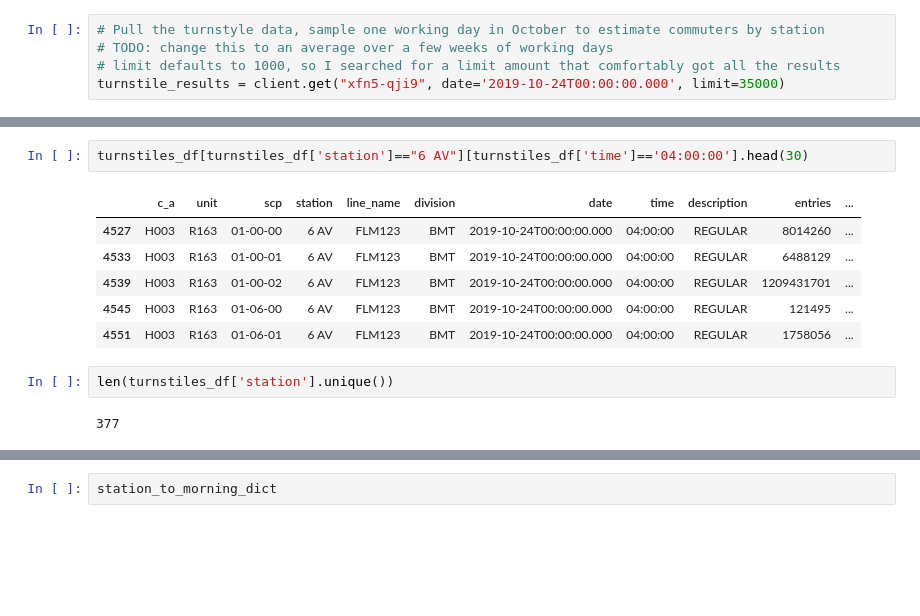
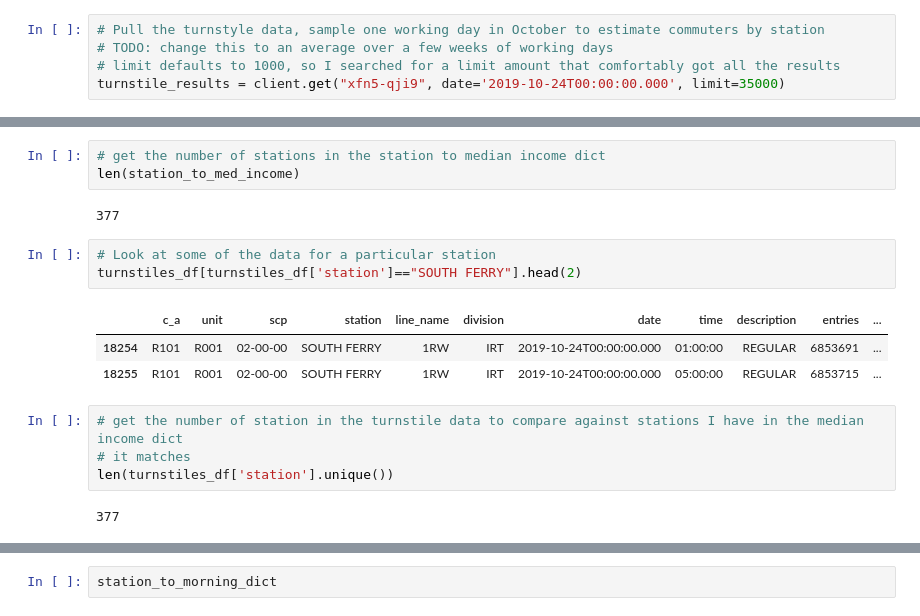
Before and after one commit to ilica/fairfares, a Jupyter notebook: DraftDataAnalysis.ipynb, the cells around one changed output, grey strips where cells are left out. Saved outputs shown, nothing was run; the diff lists cells and outputs as text; blank space fills up the shorter version.

```diff
--- a/DraftDataAnalysis.ipynb
+++ b/DraftDataAnalysis.ipynb
@@ -100,14 +93,19 @@ turnstiles_df[turnstiles_df['station']=="SOUTH FERRY"].head(100)
-# %%
-turnstiles_df[turnstiles_df['station']=="6 AV"][turnstiles_df['time']=='04:00:00'].head(30)
-# %% [output]
-|  | c_a | unit | scp | station | line_name | division | date | time | description | entries | ... |
-| 4527 | H003 | R163 | 01-00-00 | 6 AV | FLM123 | BMT | 2019-10-24T00:00:00.000 | 04:00:00 | REGULAR | 8014260 | ... |
-| 4533 | H003 | R163 | 01-00-01 | 6 AV | FLM123 | BMT | 2019-10-24T00:00:00.000 | 04:00:00 | REGULAR | 6488129 | ... |
-| 4539 | H003 | R163 | 01-00-02 | 6 AV | FLM123 | BMT | 2019-10-24T00:00:00.000 | 04:00:00 | REGULAR | 1209431701 | ... |
-| 4545 | H003 | R163 | 01-06-00 | 6 AV | FLM123 | BMT | 2019-10-24T00:00:00.000 | 04:00:00 | REGULAR | 121495 | ... |
-| 4551 | H003 | R163 | 01-06-01 | 6 AV | FLM123 | BMT | 2019-10-24T00:00:00.000 | 04:00:00 | REGULAR | 1758056 | ... |
-# %%
-len(turnstiles_df['station'].unique())
-# %% [output]
-377
+# %%
+# get the number of stations in the station to median income dict
+len(station_to_med_income)
+# %% [output]
+377
+# %%
+# Look at some of the data for a particular station
+turnstiles_df[turnstiles_df['station']=="SOUTH FERRY"].head(2)
+# %% [output]
+|  | c_a | unit | scp | station | line_name | division | date | time | description | entries | ... |
+| 18254 | R101 | R001 | 02-00-00 | SOUTH FERRY | 1RW | IRT | 2019-10-24T00:00:00.000 | 01:00:00 | REGULAR | 6853691 | ... |
+| 18255 | R101 | R001 | 02-00-00 | SOUTH FERRY | 1RW | IRT | 2019-10-24T00:00:00.000 | 05:00:00 | REGULAR | 6853715 | ... |
+# %%
+# get the number of station in the turnstile data to compare against stations I have in the median income dict
+# it matches
+len(turnstiles_df['station'].unique())
+# %% [output]
+377
 # %%
```
Also changed, not shown: parts of 12 cells of this notebook.
